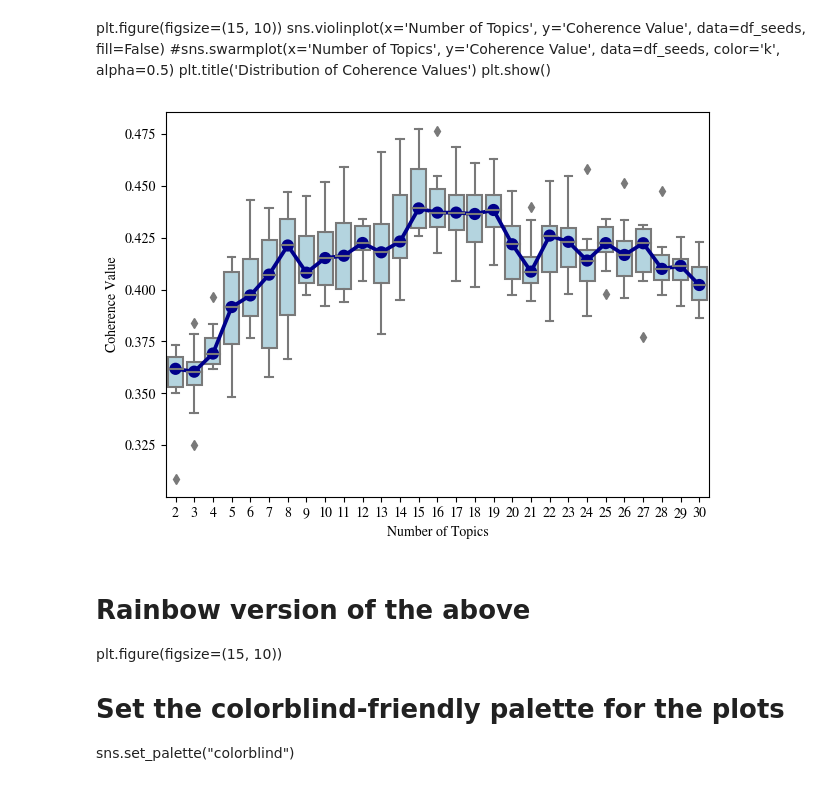
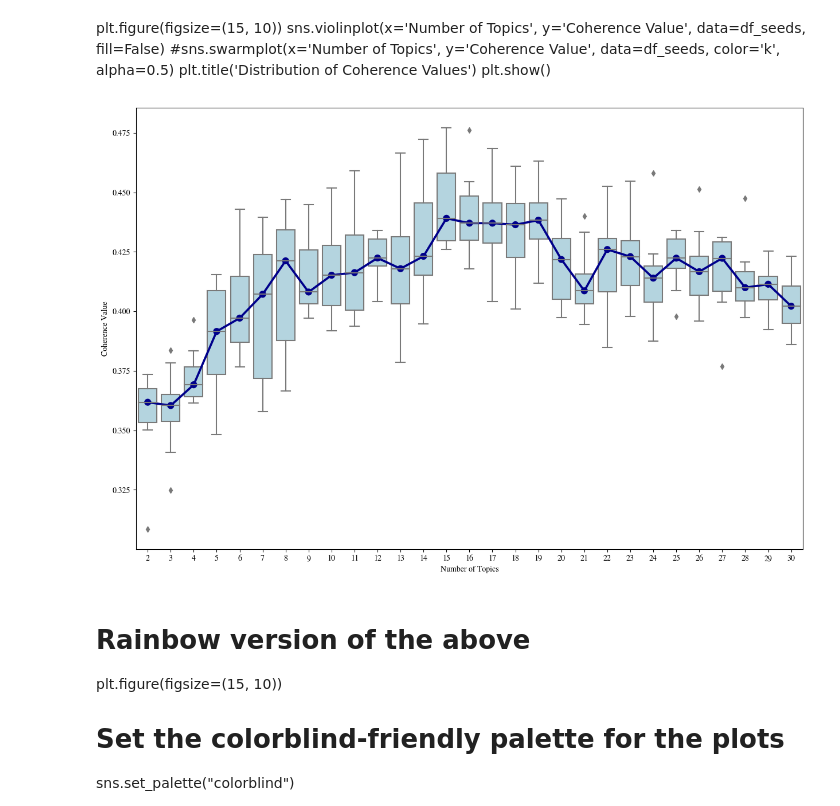
Before and after one commit to vivkow/MA_Neuro, a Jupyter notebook: LDA_topics.ipynb, the cells around one changed output. Saved outputs shown, nothing was run; the diff lists cells and outputs as text; code cells hidden in the pictures.

```diff
--- a/LDA_topics.ipynb
+++ b/LDA_topics.ipynb
@@ -258,17 +265,17 @@ sns.violinplot(x='Number of Topics', y='Coherence Value', data=df_seeds, fill=Fa
 plt.title('Distribution of Coherence Values')
 plt.show()
 # %%
-plt.figure(figsize=(9,5 ))
+plt.figure(figsize=(15, 10))
 
 sns.boxplot(x='Number of Topics', y='Coherence Value', data=df_seeds, color='lightblue')
 
 # Overlaying a pointplot for the medians in dark blue
 sns.pointplot(x='Number of Topics', y='Coherence Value', data=df_seeds, estimator=np.median, join=True, color='darkblue', ci=None)
-plt.savefig('lda_bestseed.pdf')
+
 #plt.title('Distribution of Coherence Values') # Not needed for use in thesis
 plt.show()
 # %% [output]
-[figure, old version]
+[figure, new version]
 # %% [markdown]
 # Rainbow version of the above
 plt.figure(figsize=(15, 10))
```
Also changed, not shown: parts of 52 cells of this notebook, 14 other files.
